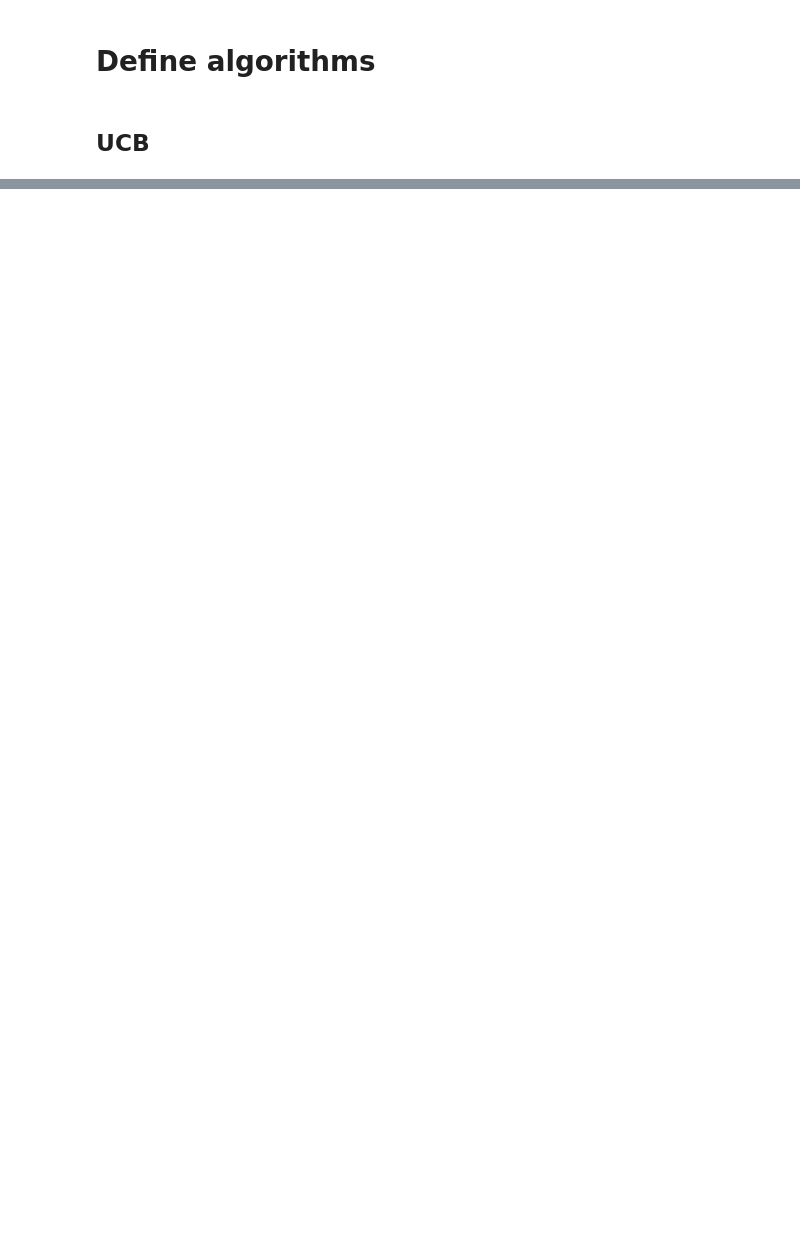
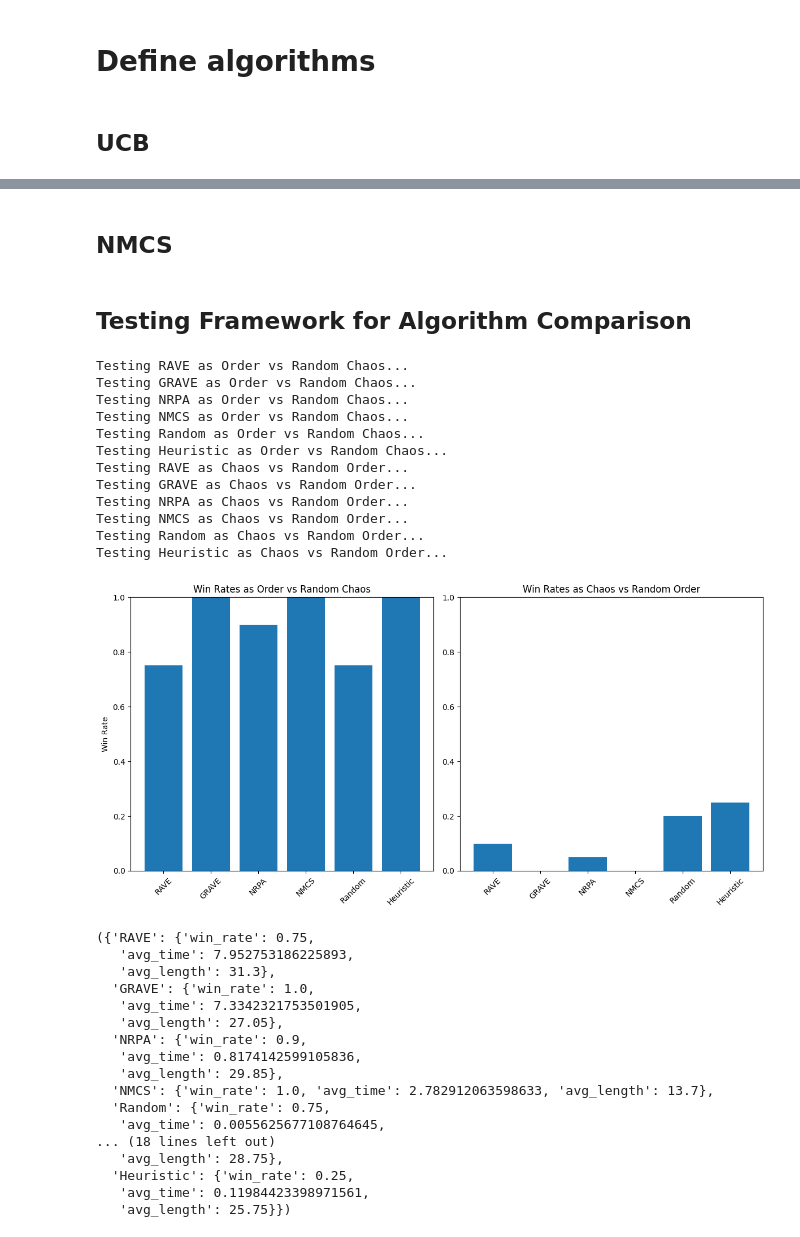
Before and after one commit to Ryus123/MCTS_project, a Jupyter notebook: MCTS_for_Order_and_Chaos.ipynb, the cells around one changed output, grey strips where cells are left out. Drawn from its saved outputs; the diff is of its cells as text; code cells hidden in the pictures; blank space fills up the shorter version.

Commit message:
"Implemented advanced MCTS variants (RAVE, GRAVE, NRPA, NMCS) with testing framework"

```diff
--- a/MCTS_for_Order_and_Chaos.ipynb
+++ b/MCTS_for_Order_and_Chaos.ipynb
@@ -207,0 +214,20 @@ Win rate after 1000 playout: 0.8100
+# %%
+def heuristic_playout(board):
+    """Heuristic playout that prioritizes winning moves for Order and blocking moves for Chaos"""
+    board_copy = deepcopy(board)
+    while not board_copy.terminal():
+        winning_move = find_tactical_move(board_copy)
+        if winning_move:
+            board_copy.play(winning_move)
+            continue
+
+        moves = board_copy.legalMoves()
+        if not moves:
+            break
+        n = random.randint(0, len(moves) - 1)
+        board_copy.play(moves[n])
+
+    if board_copy.terminal():
+        return board_copy.score()
+    else:
+        return 0
@@ -207,0 +338,17 @@ Win rate after 1000 playout: 0.8100
+# %%
+print("Testing improved playout methods:")
+wins_heuristic = []
+wins_pattern = []
+
+for _ in range(100):
+    game_h = Board()
+    game_p = Board()
+
+    result_h = heuristic_playout(game_h)
+    result_p = pattern_based_playout(game_p)
+
+    wins_heuristic.append(result_h)
+    wins_pattern.append(result_p)
+
+print(f"Heuristic playout win rate: {sum(wins_heuristic)/len(wins_heuristic):.4f}")
+print(f"Pattern-based playout win rate: {sum(wins_pattern)/len(wins_pattern):.4f}")
@@ -207,0 +691,2 @@ Win rate after 1000 playout: 0.8100
+# %% [markdown]
+## NMCS
@@ -207,0 +746,2 @@ Win rate after 1000 playout: 0.8100
+# %% [markdown]
+## Testing Framework for Algorithm Comparison
@@ -207,0 +871,33 @@ Win rate after 1000 playout: 0.8100
+# %%
+compare_algorithms()
+# %% [output]
+Testing RAVE as Order vs Random Chaos...
+Testing GRAVE as Order vs Random Chaos...
+Testing NRPA as Order vs Random Chaos...
+Testing NMCS as Order vs Random Chaos...
+Testing Random as Order vs Random Chaos...
+Testing Heuristic as Order vs Random Chaos...
+Testing RAVE as Chaos vs Random Order...
+Testing GRAVE as Chaos vs Random Order...
+Testing NRPA as Chaos vs Random Order...
+Testing NMCS as Chaos vs Random Order...
+Testing Random as Chaos vs Random Order...
+Testing Heuristic as Chaos vs Random Order...
+[figure, added]
+({'RAVE': {'win_rate': 0.75,
+   'avg_time': 7.952753186225893,
+   'avg_length': 31.3},
+  'GRAVE': {'win_rate': 1.0,
+   'avg_time': 7.3342321753501905,
+   'avg_length': 27.05},
+  'NRPA': {'win_rate': 0.9,
+   'avg_time': 0.8174142599105836,
+   'avg_length': 29.85},
+  'NMCS': {'win_rate': 1.0, 'avg_time': 2.782912063598633, 'avg_length': 13.7},
+  'Random': {'win_rate': 0.75,
+   'avg_time': 0.0055625677108764645,
+... (18 lines left out)
+   'avg_length': 28.75},
+  'Heuristic': {'win_rate': 0.25,
+   'avg_time': 0.11984423398971561,
+   'avg_length': 25.75}})
```
Also changed, not shown: parts of 18 cells of this notebook.
